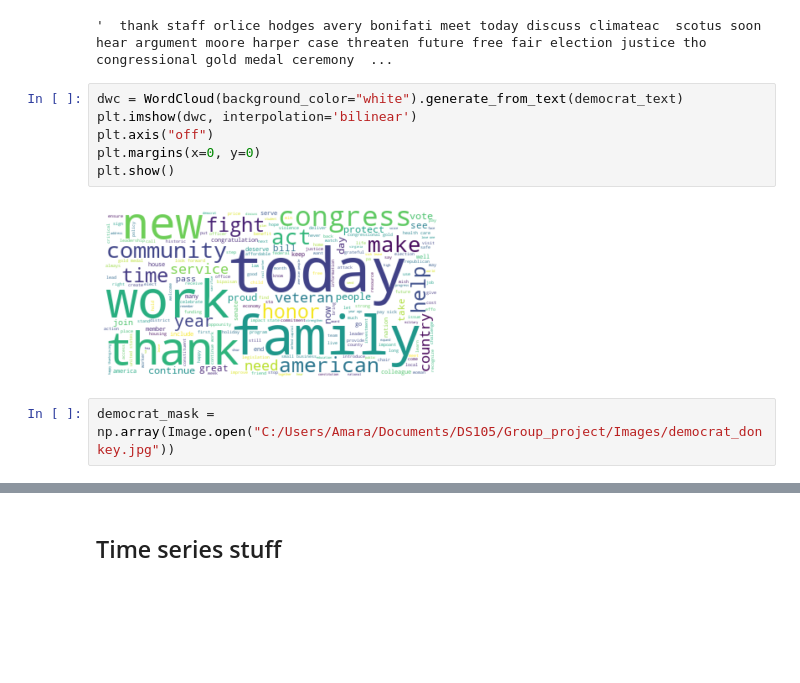
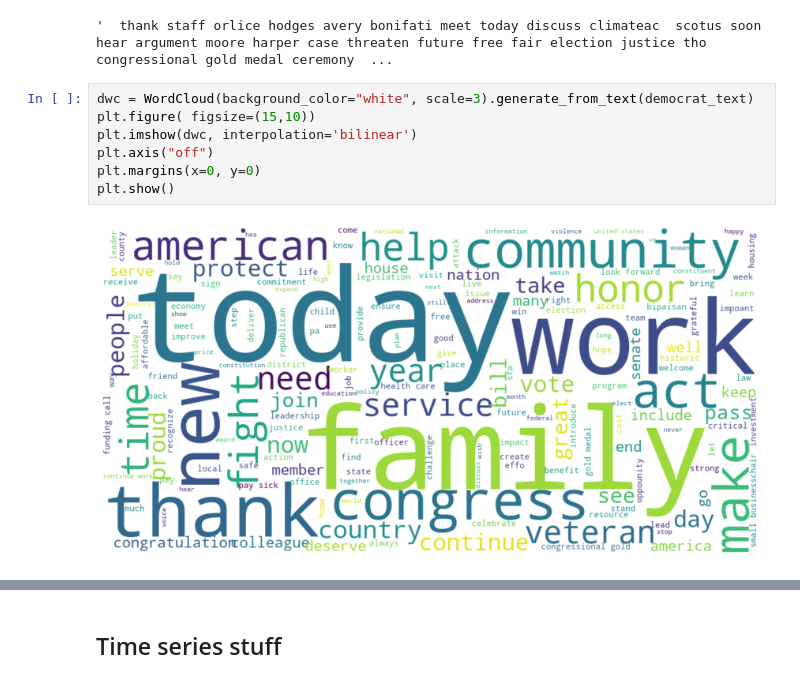
Before and after one commit to maiahalle/DS105-Project, a Jupyter notebook: creating_visualisations.ipynb, the cells around one changed output, grey strips where cells are left out. Cells and saved outputs as stored; diff of their text form; blank space fills up the shorter version.

```diff
--- a/creating_visualisations.ipynb
+++ b/creating_visualisations.ipynb
@@ -155,12 +156,11 @@ democrat_text
 # %% [output]
 '  thank staff orlice hodges avery bonifati meet today discuss climateac  scotus soon hear argument moore harper case threaten future free fair election justice tho  congressional gold medal ceremony  ...
 # %%
-dwc = WordCloud(background_color="white").generate_from_text(democrat_text)
+dwc = WordCloud(background_color="white", scale=3).generate_from_text(democrat_text)
+plt.figure( figsize=(15,10))
 plt.imshow(dwc, interpolation='bilinear')
 plt.axis("off")
 plt.margins(x=0, y=0)
 plt.show()
 # %% [output]
-[figure, old version]
+[figure, new version]
-# %%
-democrat_mask = np.array(Image.open("C:/Users/Amara/Documents/DS105/Group_project/Images/democrat_donkey.jpg"))
```
Also changed, not shown: parts of 46 cells of this notebook.
